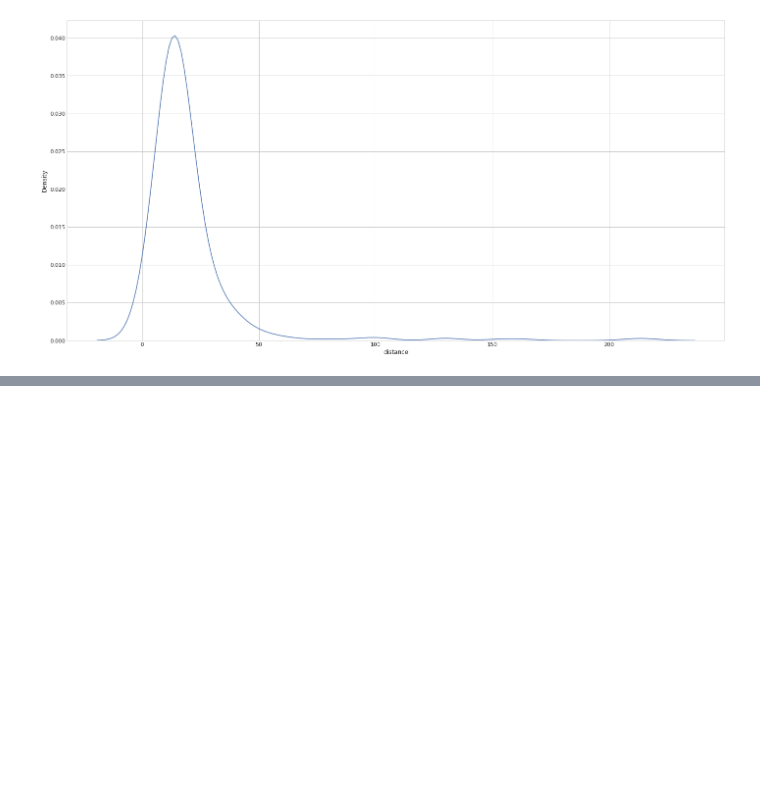
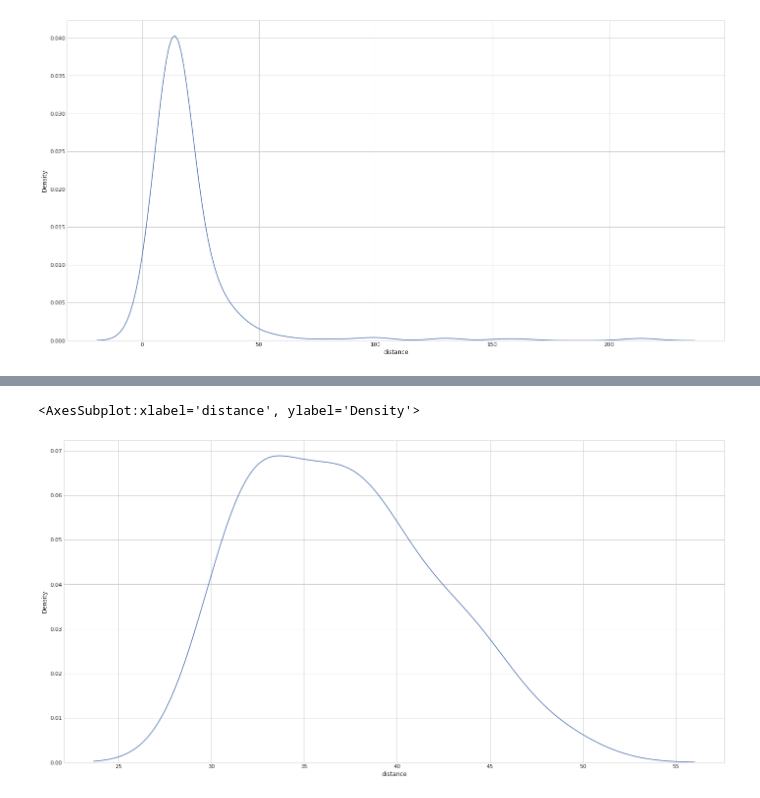
Before and after one commit to VictorRodriguezIronhack/reto_data, a Jupyter notebook: 2-Visualizacion.ipynb, the cells around one changed output, grey strips where cells are left out. Saved outputs shown, nothing was run; the diff lists cells and outputs as text; code cells hidden in the pictures; blank space fills up the shorter version.

```diff
--- a/2-Visualizacion.ipynb
+++ b/2-Visualizacion.ipynb
@@ -143,0 +163,5 @@ df[df.distance>50]
+# %%
+sns.kdeplot(x=df_md.distance)
+# %% [output]
+<AxesSubplot:xlabel='distance', ylabel='Density'>
+[figure, added]
```
Also changed, not shown: parts of 29 cells of this notebook, 2 other files.
